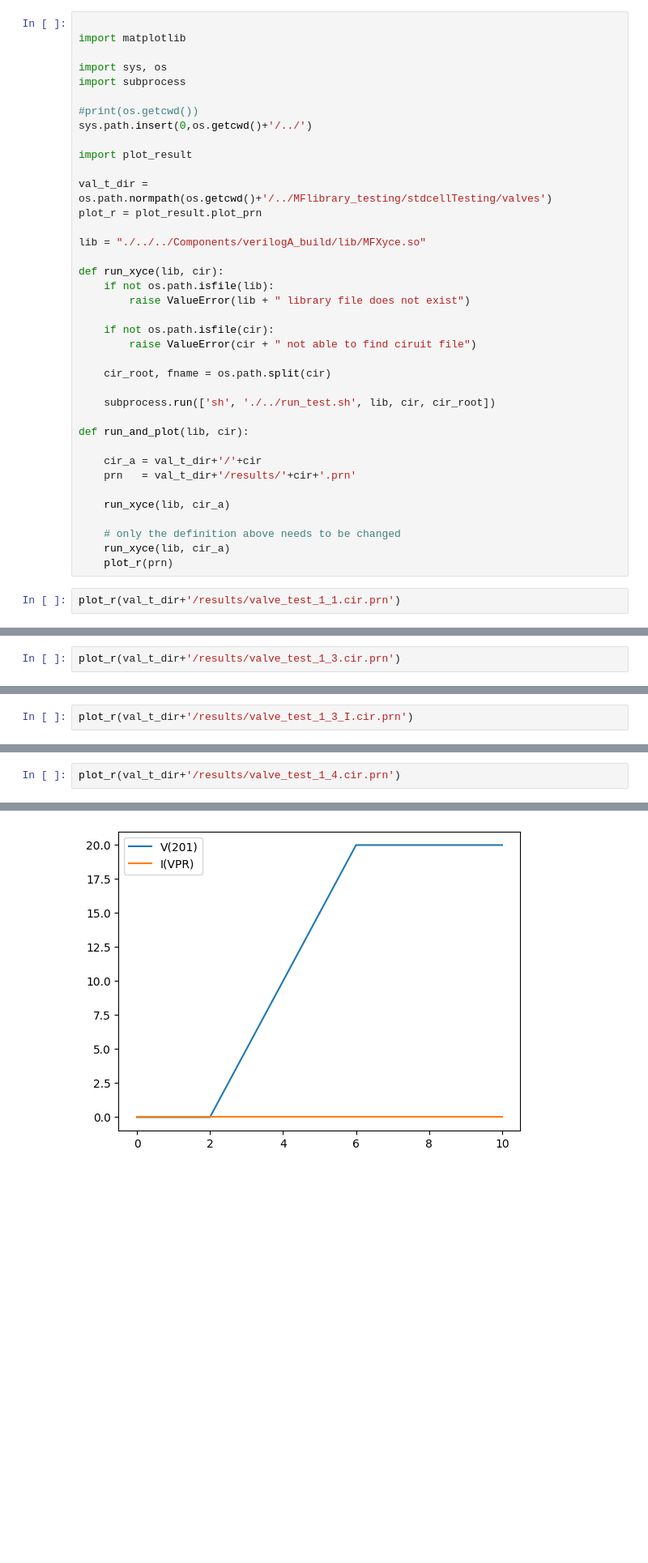
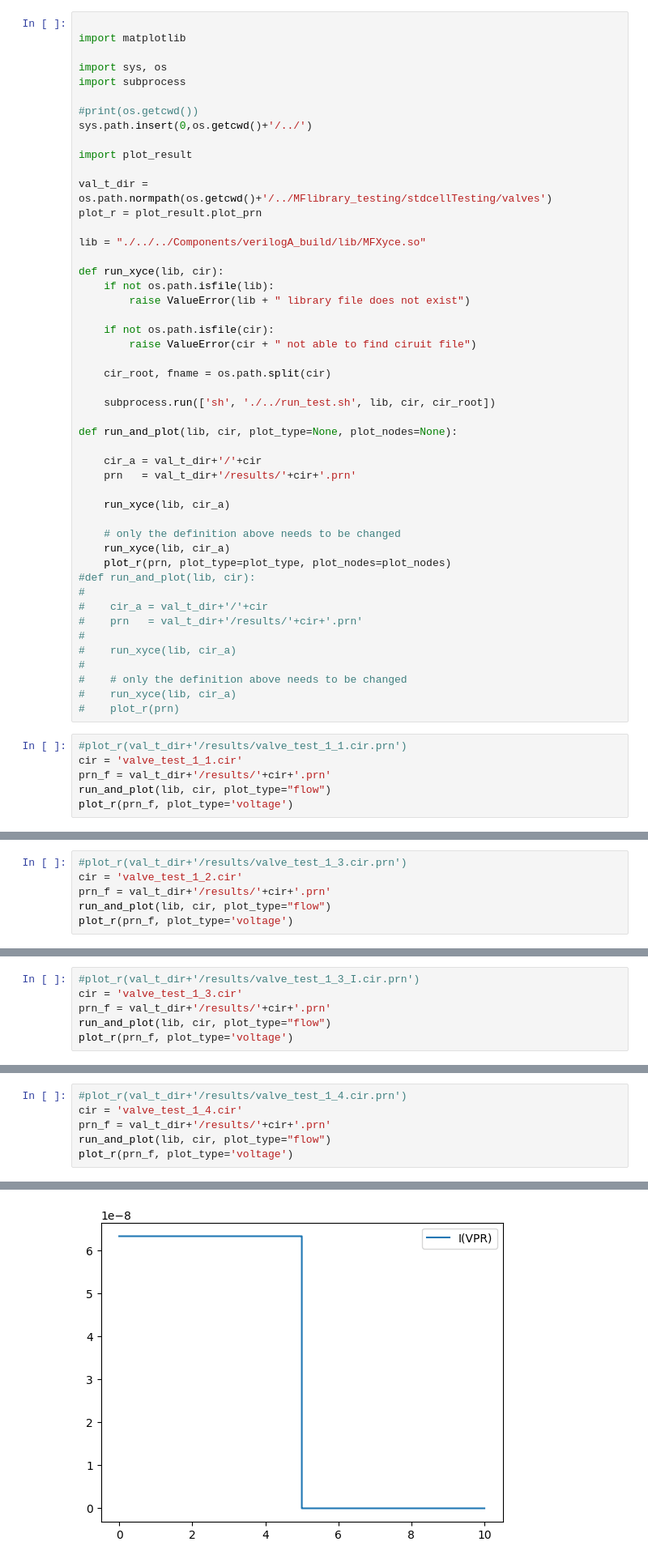
Before and after one commit to utah-MFDA/h.r.3.3_pdk, a Jupyter notebook: xyce_testing/JupyterTesting/valve_test.ipynb, the cells around one changed output, grey strips where cells are left out. Shown at 81% size. Saved outputs shown, nothing was run; the diff lists cells and outputs as text; blank space fills up the shorter version.

Commit message:
valve and membrane testing, acc mem

```diff
--- a/xyce_testing/JupyterTesting/valve_test.ipynb
+++ b/xyce_testing/JupyterTesting/valve_test.ipynb
@@ -26,7 +26,7 @@ def run_xyce(lib, cir):
 
     subprocess.run(['sh', './../run_test.sh', lib, cir, cir_root])
 
-def run_and_plot(lib, cir):
+def run_and_plot(lib, cir, plot_type=None, plot_nodes=None):
 
     cir_a = val_t_dir+'/'+cir
     prn   = val_t_dir+'/results/'+cir+'.prn'
@@ -35,7 +35,21 @@ def run_and_plot(lib, cir):
 
     # only the definition above needs to be changed
     run_xyce(lib, cir_a)
-    plot_r(prn)
+    plot_r(prn, plot_type=plot_type, plot_nodes=plot_nodes)
+#def run_and_plot(lib, cir):
+#
+#    cir_a = val_t_dir+'/'+cir
+#    prn   = val_t_dir+'/results/'+cir+'.prn'
+#
+#    run_xyce(lib, cir_a)
+#
+#    # only the definition above needs to be changed
+#    run_xyce(lib, cir_a)
+#    plot_r(prn)
 # %%
-plot_r(val_t_dir+'/results/valve_test_1_1.cir.prn')
+#plot_r(val_t_dir+'/results/valve_test_1_1.cir.prn')
+cir = 'valve_test_1_1.cir'
+prn_f = val_t_dir+'/results/'+cir+'.prn'
+run_and_plot(lib, cir, plot_type="flow")
+plot_r(prn_f, plot_type='voltage')
 # %% [output]
@@ -45,5 +64,9 @@ plot_r(val_t_dir+'/results/valve_test_1_2.cir.prn')
 # %% [output]
 [figure]
 # %%
-plot_r(val_t_dir+'/results/valve_test_1_3.cir.prn')
+#plot_r(val_t_dir+'/results/valve_test_1_3.cir.prn')
+cir = 'valve_test_1_2.cir'
+prn_f = val_t_dir+'/results/'+cir+'.prn'
+run_and_plot(lib, cir, plot_type="flow")
+plot_r(prn_f, plot_type='voltage')
 # %% [output]
@@ -51,3 +79,7 @@ plot_r(val_t_dir+'/results/valve_test_1_3.cir.prn')
 # %%
-plot_r(val_t_dir+'/results/valve_test_1_3_I.cir.prn')
+#plot_r(val_t_dir+'/results/valve_test_1_3_I.cir.prn')
+cir = 'valve_test_1_3.cir'
+prn_f = val_t_dir+'/results/'+cir+'.prn'
+run_and_plot(lib, cir, plot_type="flow")
+plot_r(prn_f, plot_type='voltage')
 # %% [output]
@@ -55,3 +92,7 @@ plot_r(val_t_dir+'/results/valve_test_1_3_I.cir.prn')
 # %%
-plot_r(val_t_dir+'/results/valve_test_1_4.cir.prn')
+#plot_r(val_t_dir+'/results/valve_test_1_4.cir.prn')
+cir = 'valve_test_1_4.cir'
+prn_f = val_t_dir+'/results/'+cir+'.prn'
+run_and_plot(lib, cir, plot_type="flow")
+plot_r(prn_f, plot_type='voltage')
 # %% [output]
@@ -58 +102 @@ plot_r(val_t_dir+'/results/valve_test_1_4.cir.prn')
-[figure, old version]
+[figure, new version]
```
Also changed, not shown: parts of 7 cells of this notebook, 59 other files.
